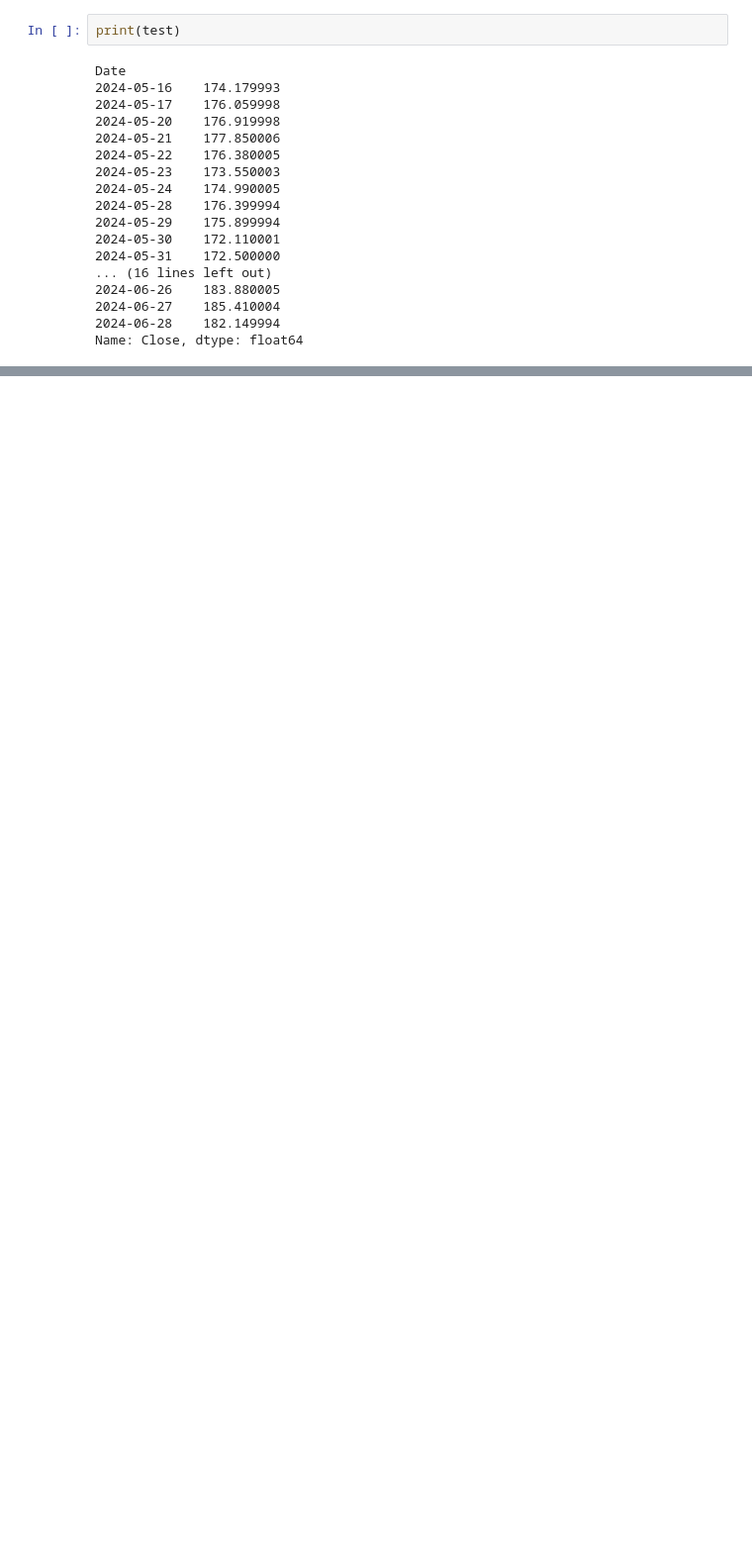
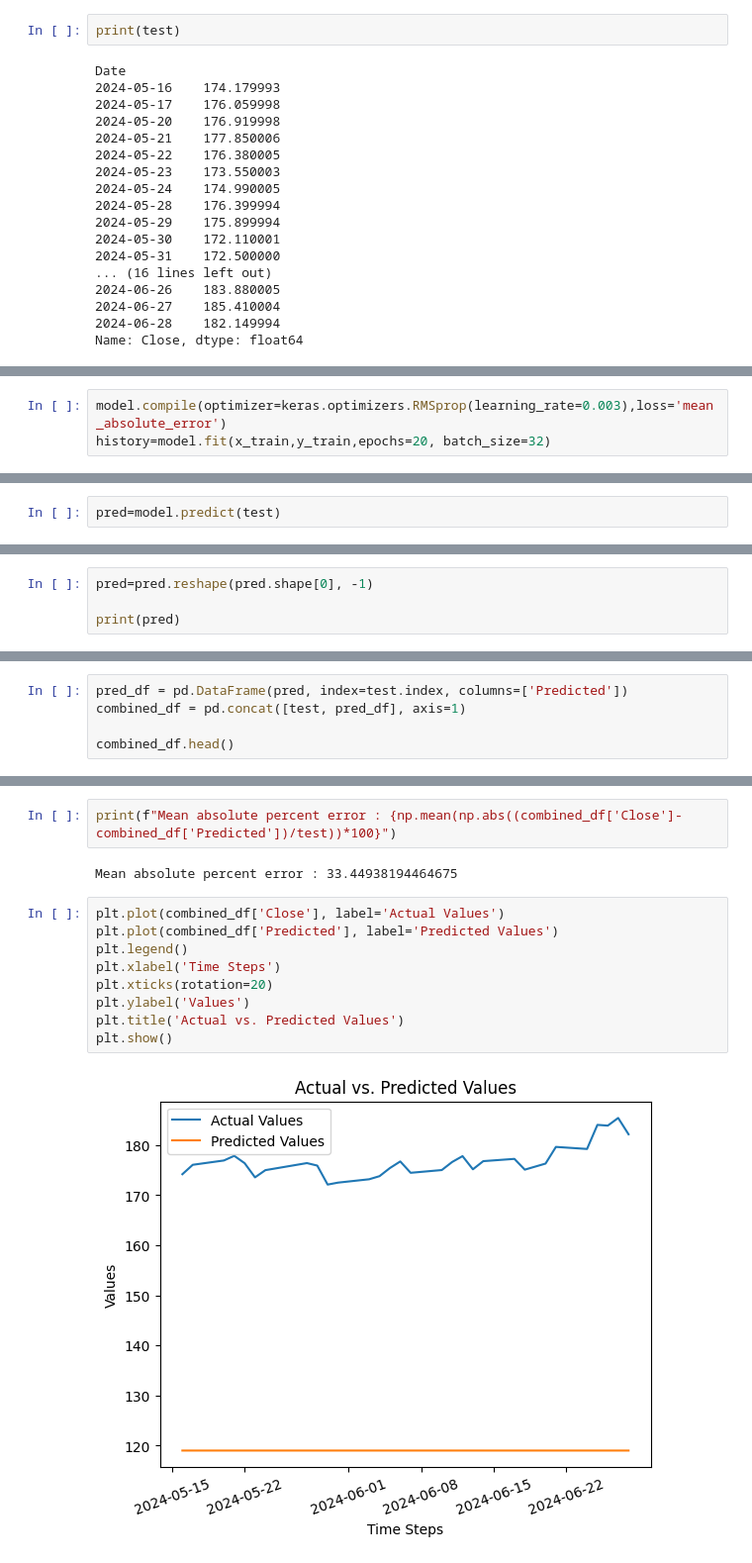
Before and after one commit to DJS-INFOMATRIX/Machine-Learning, a Jupyter notebook: RNN_LSTM.ipynb, the cells around one changed output, grey strips where cells are left out. Shown at 99% size. Cells and saved outputs as stored; diff of their text form; blank space fills up the shorter version.

```diff
--- a/RNN_LSTM.ipynb
+++ b/RNN_LSTM.ipynb
@@ -308,0 +424,3 @@ plt.show()
+# %%
+model.compile(optimizer=keras.optimizers.RMSprop(learning_rate=0.003),loss='mean_absolute_error')
+history=model.fit(x_train,y_train,epochs=20, batch_size=32)
@@ -308,0 +445,2 @@ plt.show()
+# %%
+pred=model.predict(test)
@@ -308,0 +450,4 @@ plt.show()
+# %%
+pred=pred.reshape(pred.shape[0], -1)
+
+print(pred)
@@ -308,0 +472,5 @@ plt.show()
+# %%
+pred_df = pd.DataFrame(pred, index=test.index, columns=['Predicted'])
+combined_df = pd.concat([test, pred_df], axis=1)
+
+combined_df.head()
@@ -308,0 +485,15 @@ plt.show()
+# %%
+print(f"Mean absolute percent error : {np.mean(np.abs((combined_df['Close']-combined_df['Predicted'])/test))*100}")
+# %% [output]
+Mean absolute percent error : 33.44938194464675
+# %%
+plt.plot(combined_df['Close'], label='Actual Values')
+plt.plot(combined_df['Predicted'], label='Predicted Values')
+plt.legend()
+plt.xlabel('Time Steps')
+plt.xticks(rotation=20)
+plt.ylabel('Values')
+plt.title('Actual vs. Predicted Values')
+plt.show()
+# %% [output]
+[figure, added]
```
Also changed, not shown: parts of 26 cells of this notebook.
